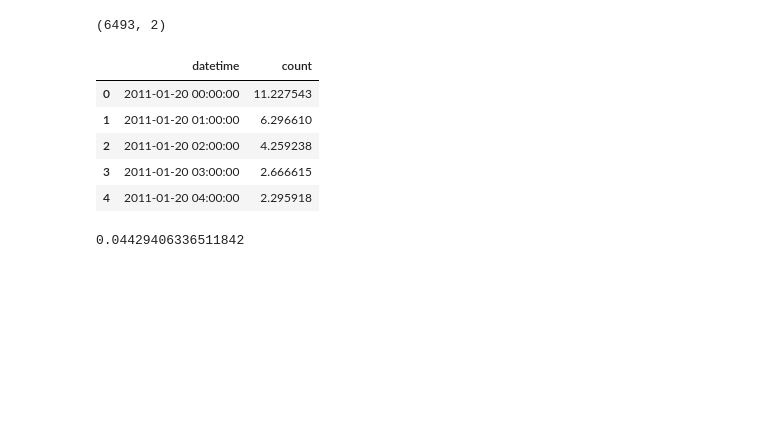
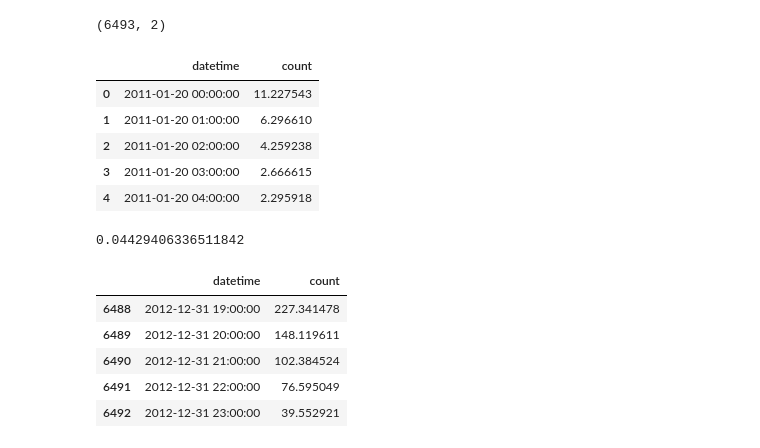
Before and after one commit to lhs7091/PythonDataScienceExam, a Jupyter notebook: bike-sharing-demand/bake-sharing-demand-ensemble.ipynb, the cells around one changed output. Cells and saved outputs as stored; diff of their text form; code cells hidden in the pictures; blank space fills up the shorter version.

```diff
--- a/bike-sharing-demand/bake-sharing-demand-ensemble.ipynb
+++ b/bike-sharing-demand/bake-sharing-demand-ensemble.ipynb
@@ -325,3 +325,12 @@ submission.to_csv(f"./Score_{score:.5f}_submission.csv", index=False)
 144/3251
 # %% [output]
 0.04429406336511842
+# %%
+submission.tail()
+# %% [output]
+|  | datetime | count |
+| 6488 | 2012-12-31 19:00:00 | 227.341478 |
+| 6489 | 2012-12-31 20:00:00 | 148.119611 |
+| 6490 | 2012-12-31 21:00:00 | 102.384524 |
+| 6491 | 2012-12-31 22:00:00 | 76.595049 |
+| 6492 | 2012-12-31 23:00:00 | 39.552921 |
```
